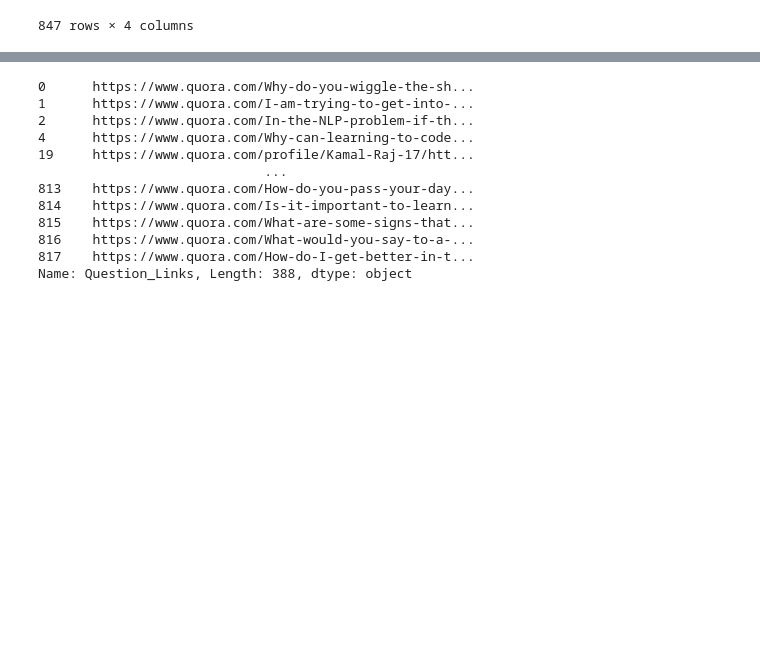
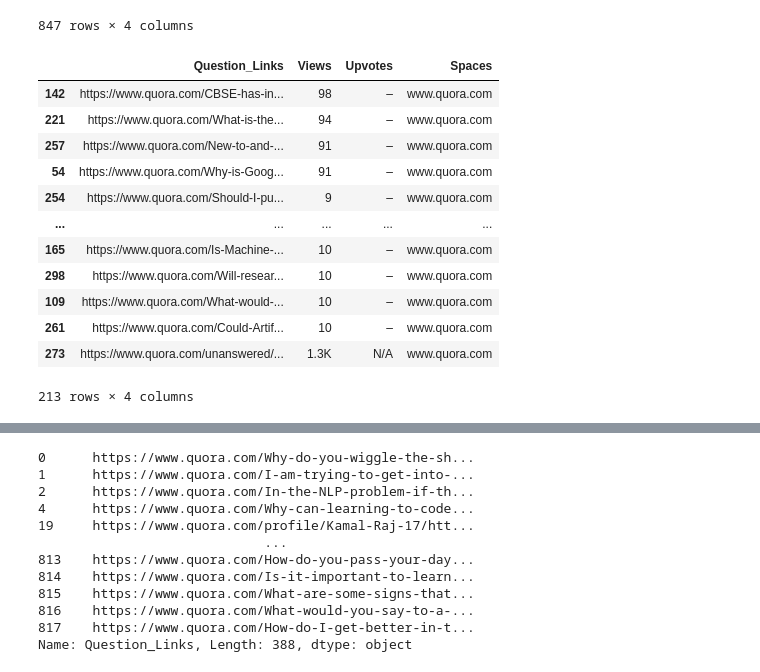
Before and after one commit to Kamalabot/Datagathering_Automation, a Jupyter notebook: QuoraScraper.ipynb, the cells around one changed output, grey strips where cells are left out. Cells and saved outputs as stored; diff of their text form; code cells hidden in the pictures; blank space fills up the shorter version.

```diff
--- a/QuoraScraper.ipynb
+++ b/QuoraScraper.ipynb
@@ -70,6 +65,8 @@ def live_driver(link):
     driver.maximize_window()
     driver.refresh()
     return driver
+# %%
+trial = live_driver(quora_login)
 # %%
 from collections import namedtuple
 from typing import NamedTuple
@@ -198,5 +201,5 @@ my_driver = user_page(quora_login, uname, passd)
 # %%
-stats_prepare(my_driver)
-views = view_count(my_driver)
-links_questions = question_collector(my_driver)
-upvote_list = upvotes(my_driver)
+stats_prepare(trial)
+views = view_count(trial)
+links_questions = question_collector(trial)
+upvote_list = upvotes(trial)
@@ -378,0 +370,2 @@ quora_frame.Question_Links[1].split('/')[3]
+# %%
+quora_frame_live = pd.DataFrame({'Question_Links':links_questions, 'Views':views, 'Upvotes': upvote_list})
@@ -412,4 +411,21 @@ main_frame.sort_values('Views', ascending = False)
 | 988 | https://www.quora.com/What-is-not... | 1 | – | www.quora.com |
 | 999 | https://www.quora.com/How-do-I-ge... | 1 | – | www.quora.com |
 847 rows × 4 columns
+# %%
+main_frame_new = quora_frame_live[quora_frame_live.Spaces == 'www.quora.com']
+main_frame_new.sort_values('Views', ascending = False)
+# %% [output]
+|  | Question_Links | Views | Upvotes | Spaces |
+| 142 | https://www.quora.com/CBSE-has-in... | 98 | – | www.quora.com |
+| 221 | https://www.quora.com/What-is-the... | 94 | – | www.quora.com |
+| 257 | https://www.quora.com/New-to-and-... | 91 | – | www.quora.com |
+| 54 | https://www.quora.com/Why-is-Goog... | 91 | – | www.quora.com |
+| 254 | https://www.quora.com/Should-I-pu... | 9 | – | www.quora.com |
+| ... | ... | ... | ... | ... |
+| 165 | https://www.quora.com/Is-Machine-... | 10 | – | www.quora.com |
+| 298 | https://www.quora.com/Will-resear... | 10 | – | www.quora.com |
+| 109 | https://www.quora.com/What-would-... | 10 | – | www.quora.com |
+| 261 | https://www.quora.com/Could-Artif... | 10 | – | www.quora.com |
+| 273 | https://www.quora.com/unanswered/... | 1.3K | N/A | www.quora.com |
+213 rows × 4 columns
 # %%
```
Also changed, not shown: parts of 33 cells of this notebook, 1 other file.
